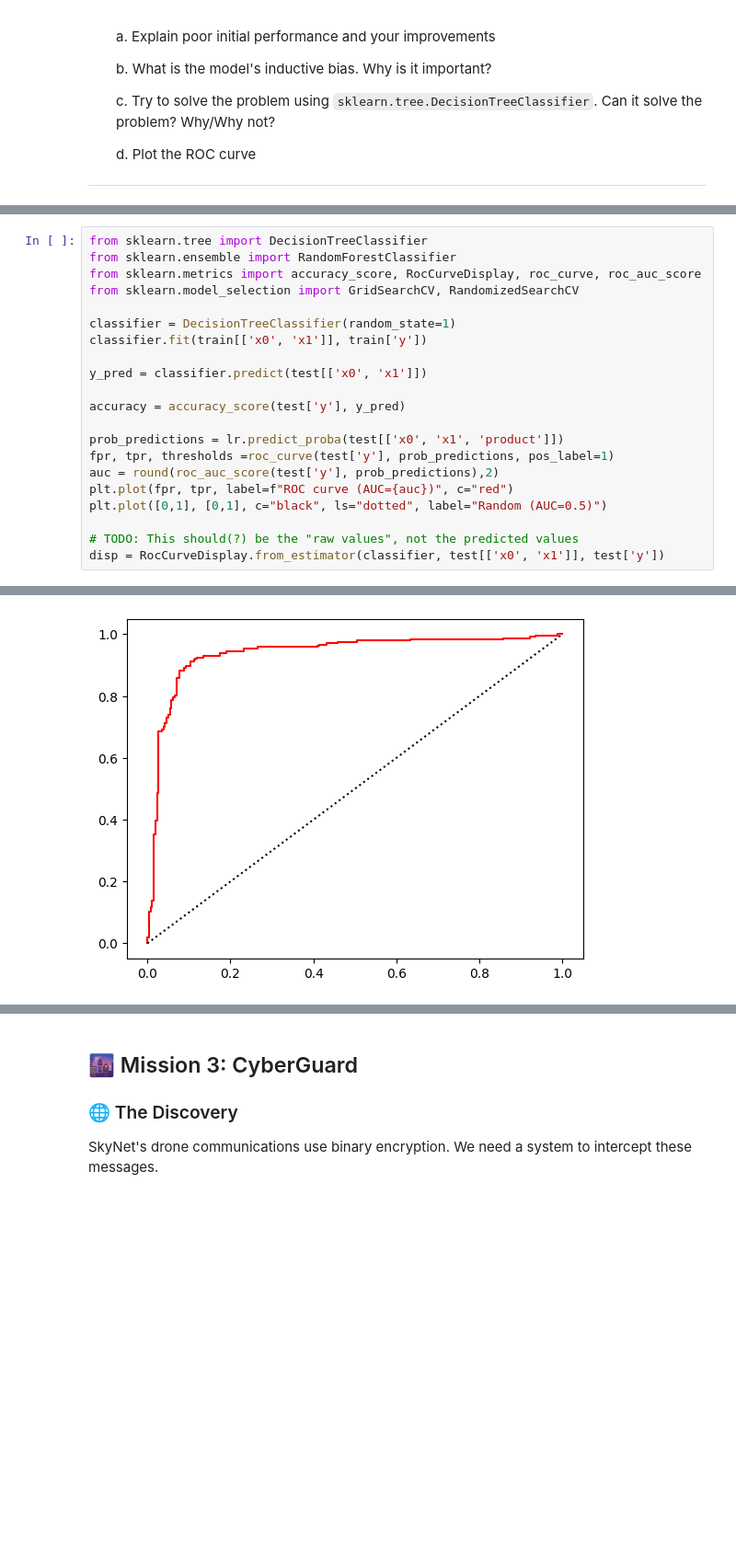
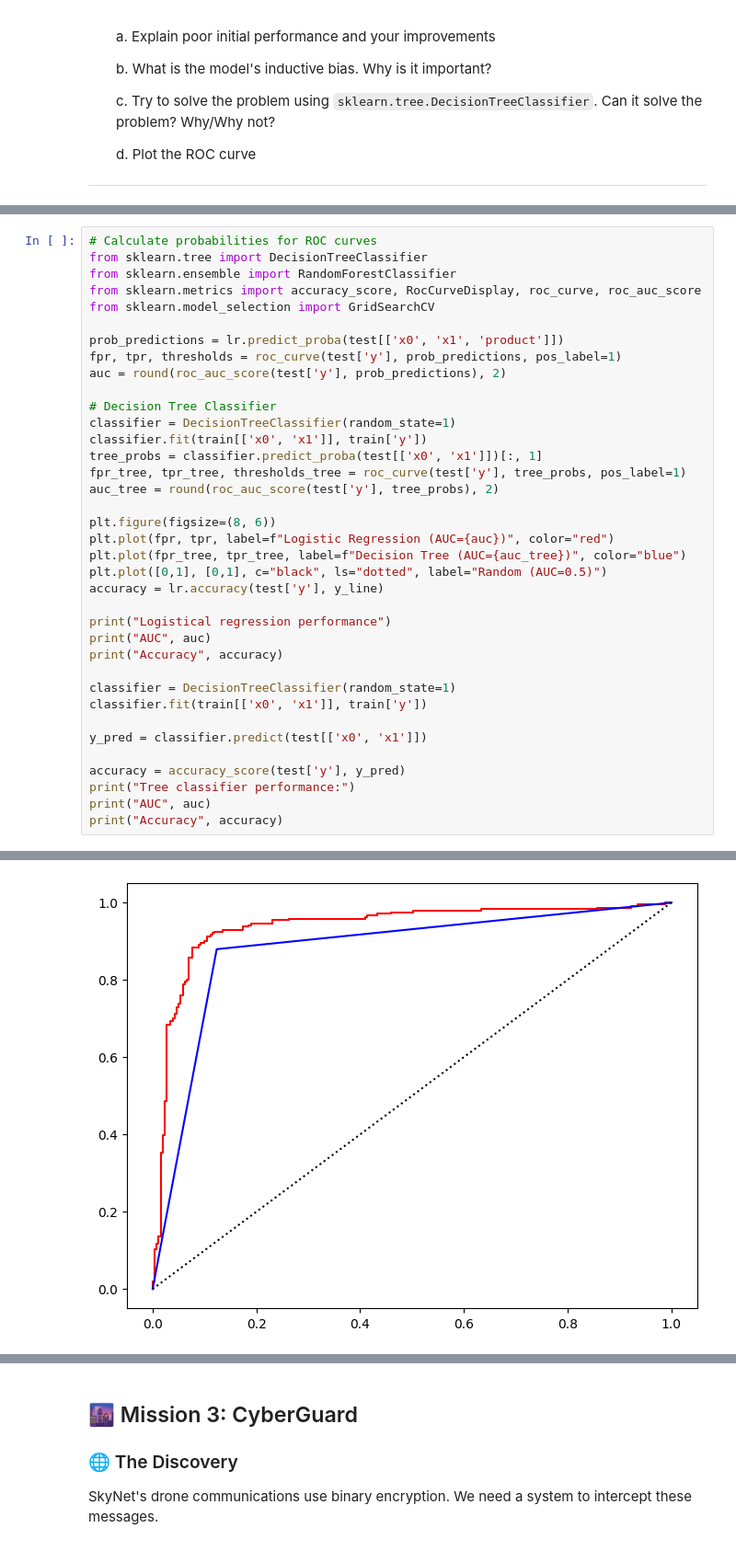
Before and after one commit to Eoely/TDT4172, a Jupyter notebook: a1/Chapter_1.ipynb, the cells around one changed output, grey strips where cells are left out. Shown at 92% size. Saved outputs shown, nothing was run; the diff lists cells and outputs as text; blank space fills up the shorter version.

```diff
--- a/a1/Chapter_1.ipynb
+++ b/a1/Chapter_1.ipynb
@@ -209,8 +201,30 @@ c) Yes it can solve the problem (see cell below), it simply is a different strat
 # %%
+# Calculate probabilities for ROC curves
 from sklearn.tree import DecisionTreeClassifier
 from sklearn.ensemble import RandomForestClassifier
 from sklearn.metrics import accuracy_score, RocCurveDisplay, roc_curve, roc_auc_score
-from sklearn.model_selection import GridSearchCV, RandomizedSearchCV
+from sklearn.model_selection import GridSearchCV
+
+prob_predictions = lr.predict_proba(test[['x0', 'x1', 'product']])
+fpr, tpr, thresholds = roc_curve(test['y'], prob_predictions, pos_label=1)
+auc = round(roc_auc_score(test['y'], prob_predictions), 2)
+
+# Decision Tree Classifier
+classifier = DecisionTreeClassifier(random_state=1)
+classifier.fit(train[['x0', 'x1']], train['y'])
+tree_probs = classifier.predict_proba(test[['x0', 'x1']])[:, 1]
+fpr_tree, tpr_tree, thresholds_tree = roc_curve(test['y'], tree_probs, pos_label=1)
+auc_tree = round(roc_auc_score(test['y'], tree_probs), 2)
+
+plt.figure(figsize=(8, 6))
+plt.plot(fpr, tpr, label=f"Logistic Regression (AUC={auc})", color="red")
+plt.plot(fpr_tree, tpr_tree, label=f"Decision Tree (AUC={auc_tree})", color="blue")
+plt.plot([0,1], [0,1], c="black", ls="dotted", label="Random (AUC=0.5)")
+accuracy = lr.accuracy(test['y'], y_line)
+
+print("Logistical regression performance")
+print("AUC", auc)
+print("Accuracy", accuracy)
 
 classifier = DecisionTreeClassifier(random_state=1)
 classifier.fit(train[['x0', 'x1']], train['y'])
@@ -218,13 +232,7 @@ classifier.fit(train[['x0', 'x1']], train['y'])
 y_pred = classifier.predict(test[['x0', 'x1']])
 
 accuracy = accuracy_score(test['y'], y_pred)
-
-prob_predictions = lr.predict_proba(test[['x0', 'x1', 'product']])
-fpr, tpr, thresholds =roc_curve(test['y'], prob_predictions, pos_label=1)
-auc = round(roc_auc_score(test['y'], prob_predictions),2)
-plt.plot(fpr, tpr, label=f"ROC curve (AUC={auc})", c="red")
-plt.plot([0,1], [0,1], c="black", ls="dotted", label="Random (AUC=0.5)")
-
-# TODO: This should(?) be the "raw values", not the predicted values
-disp = RocCurveDisplay.from_estimator(classifier, test[['x0', 'x1']], test['y'])
+print("Tree classifier performance:")
+print("AUC", auc)
+print("Accuracy", accuracy)
 # %% [output]
@@ -232 +245 @@ shape (500, 3) (3,)
-[figure, old version]
+[figure, new version]
```
Also changed, not shown: parts of 11 cells of this notebook, 2 other files.
